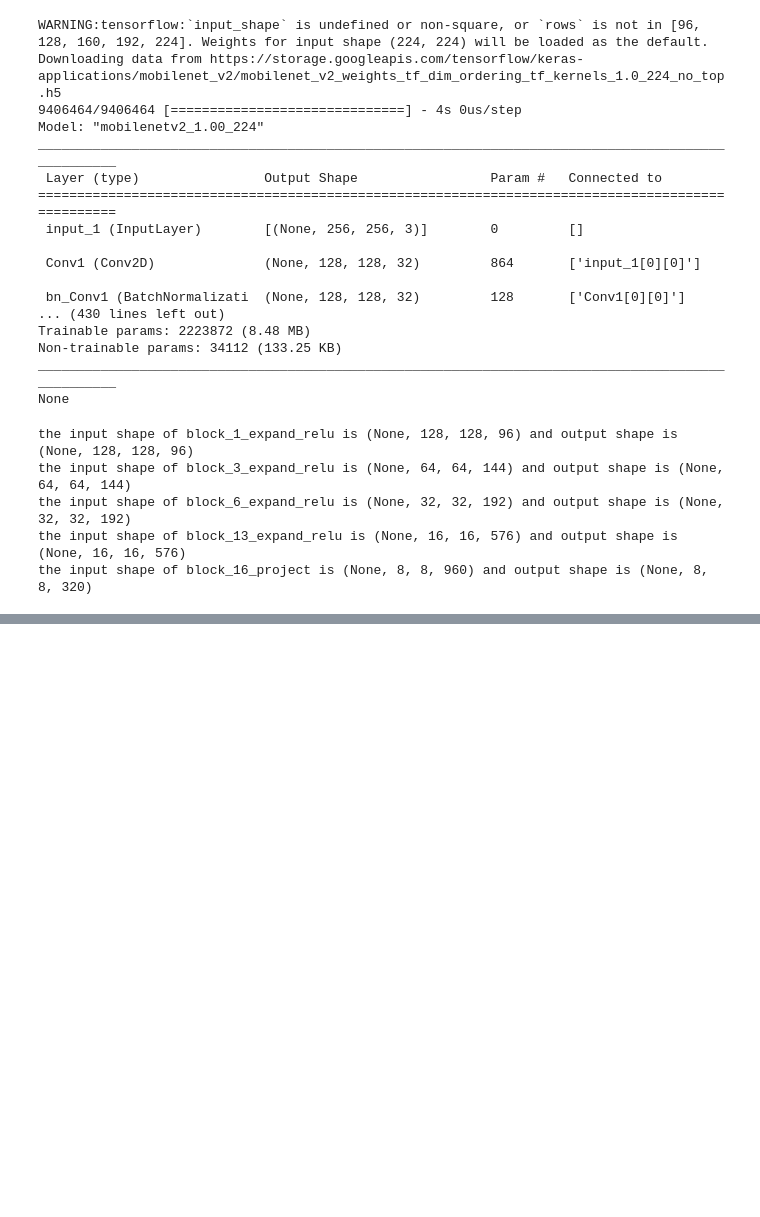
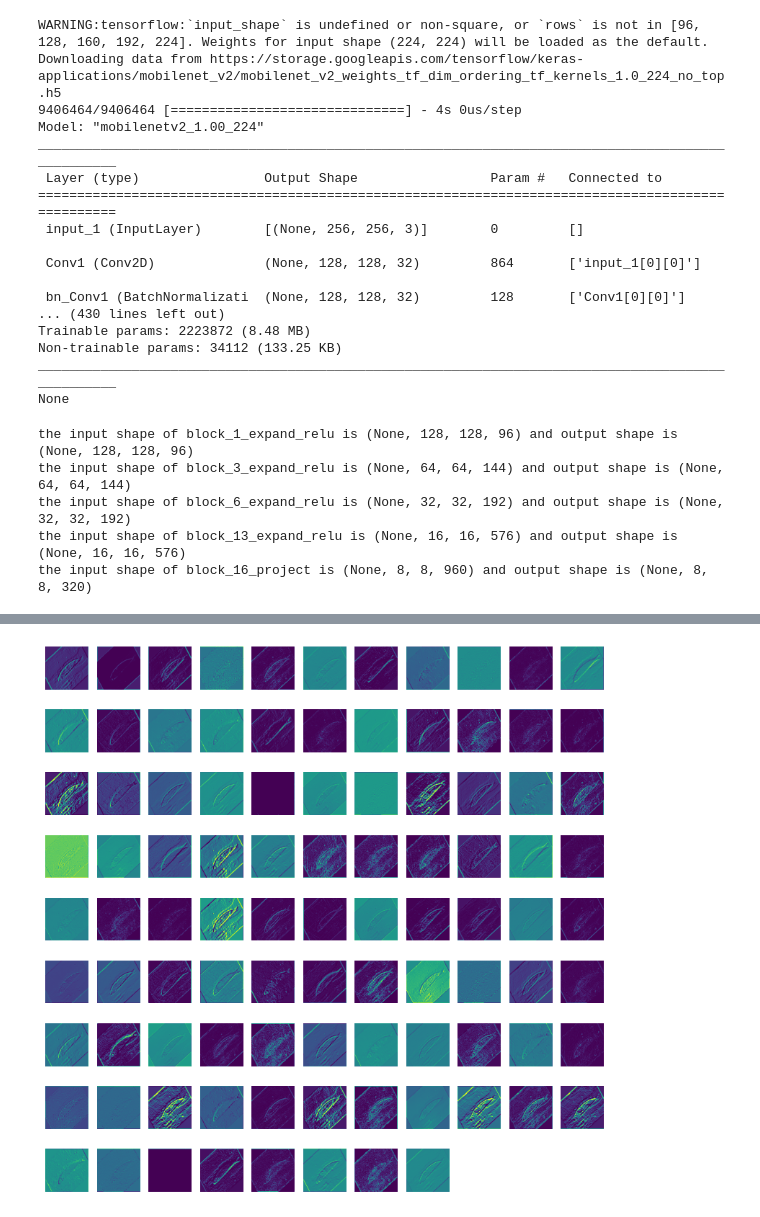
Before and after one commit to amirhosein-ziaei/Semantic_Segmentation_U-Net, a Jupyter notebook: Fish_Semantic_Segmentation_By_U-Net.ipynb, the cells around one changed output, grey strips where cells are left out. Drawn from its saved outputs; the diff is of its cells as text; code cells hidden in the pictures; blank space fills up the shorter version.

Commit message:
plot feature maps and get the base_model outputs for each choosed layer_name

```diff
--- a/Fish_Semantic_Segmentation_By_U-Net.ipynb
+++ b/Fish_Semantic_Segmentation_By_U-Net.ipynb
@@ -395,3 +395,7 @@ def visualize_layer_feature_map(layer_name: str, base_model: tf.keras.Model, ima
         plt.imshow(feature_maps[0, :, :, i], cmap='viridis')
         plt.axis('off')
     plt.show()
+# %%
+image_path = './DataSet/Fish_Dataset/Black Sea Sprat/Black Sea Sprat/00001.png'
+visualize_layer_feature_map(layer_names[0], base_model, image_path)
+# %% [output]
@@ -397,0 +403 @@ def visualize_layer_feature_map(layer_name: str, base_model: tf.keras.Model, ima
+[figure, added]
```
Also changed, not shown: parts of 2 cells of this notebook.
